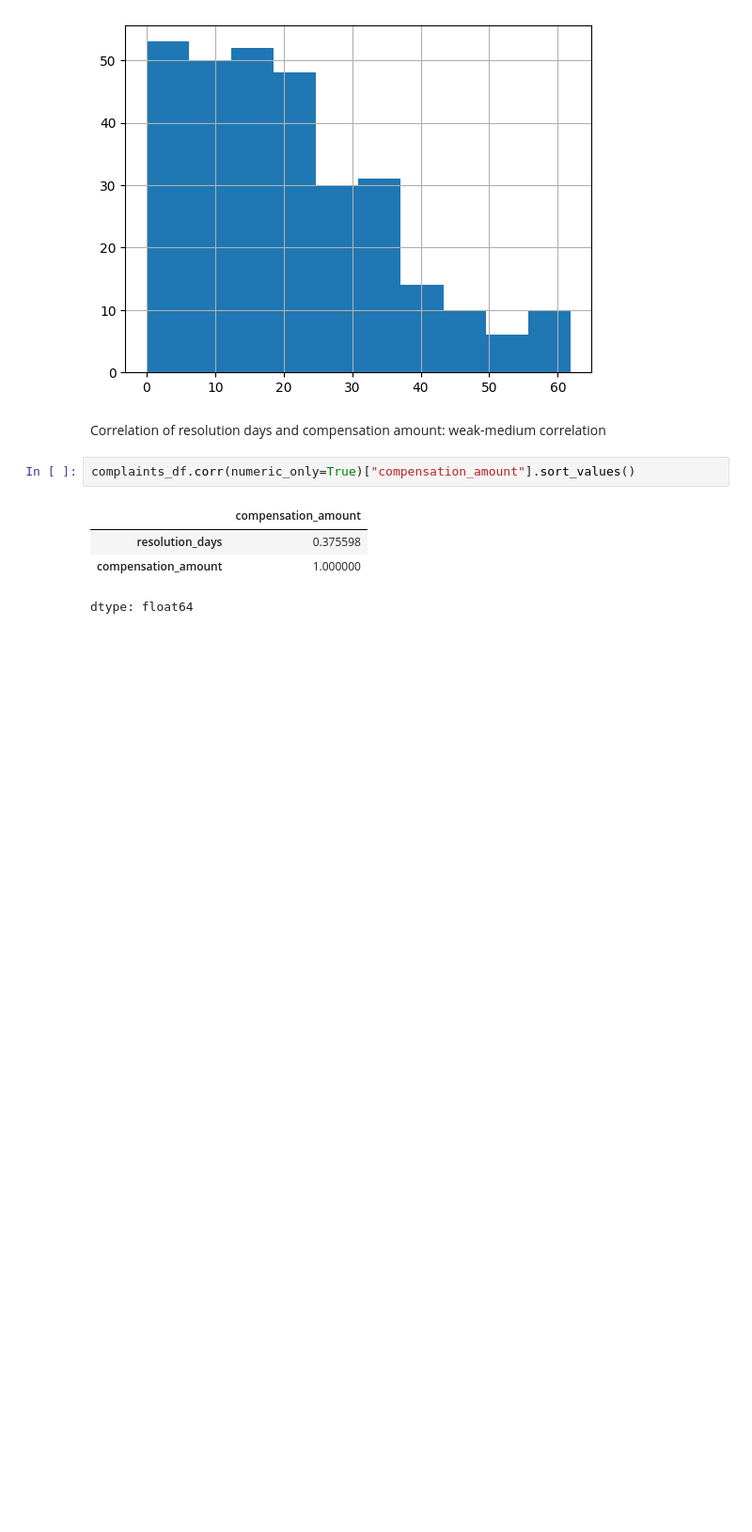
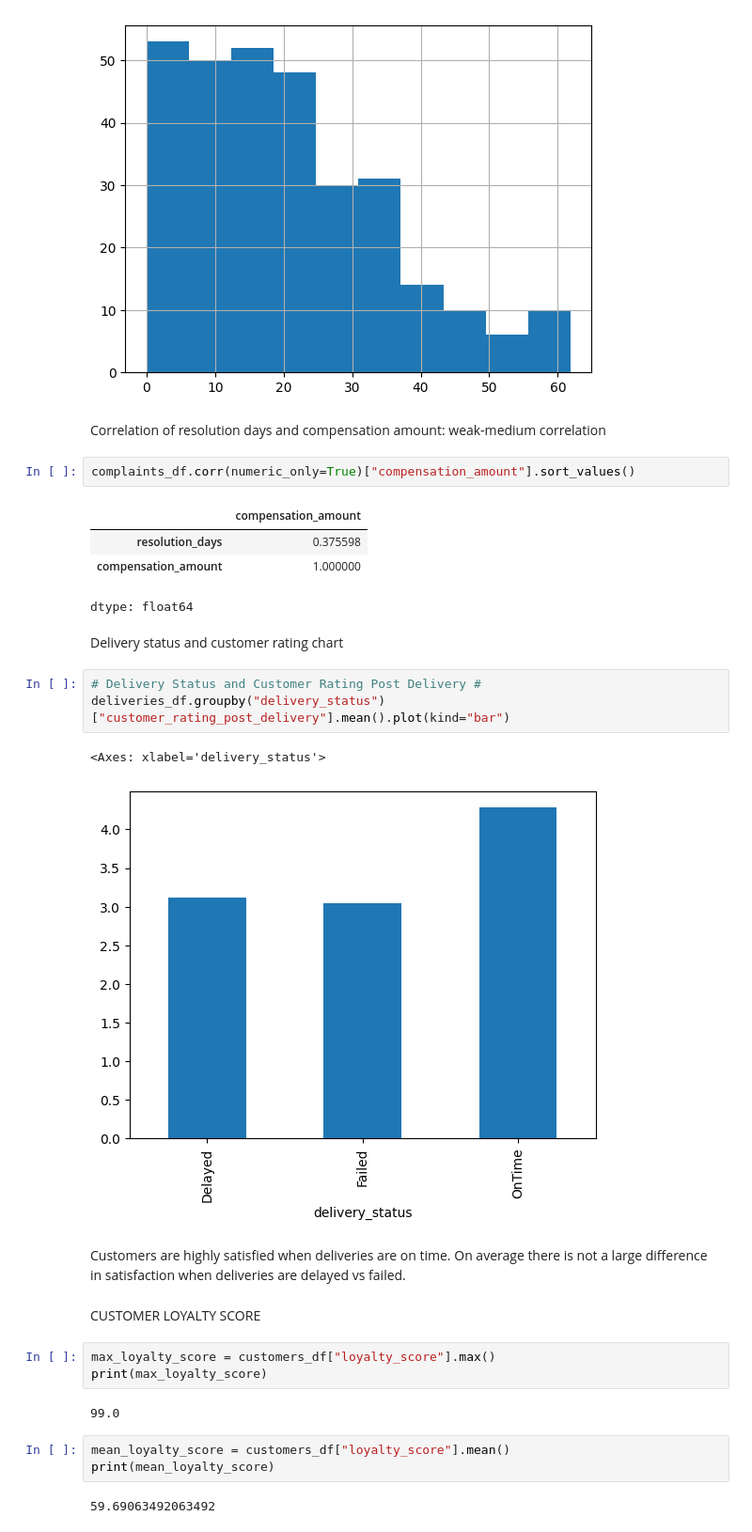
Before and after one commit to sydney142/databases_analytics_assignment, a Jupyter notebook: Assignment_Python.ipynb, the cells around one changed output. Shown at 94% size. Cells and saved outputs as stored; diff of their text form; blank space fills up the shorter version.

```diff
--- a/Assignment_Python.ipynb
+++ b/Assignment_Python.ipynb
@@ -77,3 +77,25 @@ complaints_df.corr(numeric_only=True)["compensation_amount"].sort_values()
 | resolution_days | 0.375598 |
 | compensation_amount | 1.000000 |
 dtype: float64
+# %% [markdown]
+Delivery status and customer rating chart
+# %%
+# Delivery Status and Customer Rating Post Delivery #
+deliveries_df.groupby("delivery_status")["customer_rating_post_delivery"].mean().plot(kind="bar")
+# %% [output]
+<Axes: xlabel='delivery_status'>
+[figure, added]
+# %% [markdown]
+Customers are highly satisfied when deliveries are on time. On average there is not a large difference in satisfaction when deliveries are delayed vs failed.
+# %% [markdown]
+CUSTOMER LOYALTY SCORE
+# %%
+max_loyalty_score = customers_df["loyalty_score"].max()
+print(max_loyalty_score)
+# %% [output]
+99.0
+# %%
+mean_loyalty_score = customers_df["loyalty_score"].mean()
+print(mean_loyalty_score)
+# %% [output]
+59.69063492063492
```
Also changed, not shown: parts of 3 cells of this notebook.
